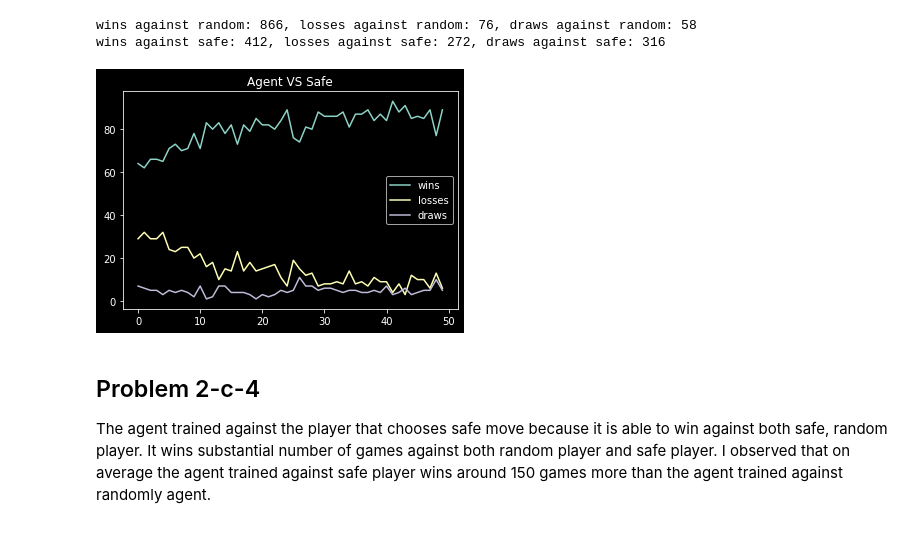
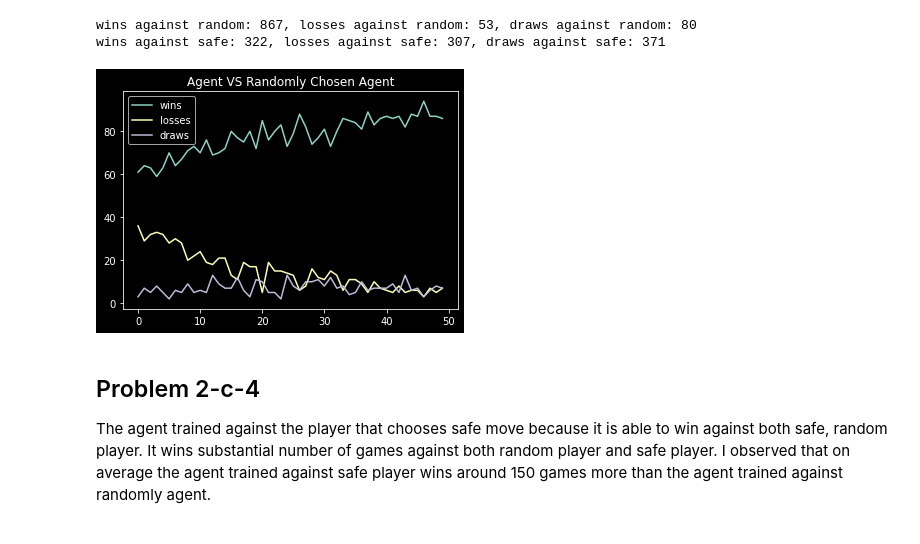
Before and after one commit to cmaspi/Reinforcement-Learning-AI3000, a Jupyter notebook: Assignment-3/ai20btech11006.ipynb, the cells around one changed output. Saved outputs shown, nothing was run; the diff lists cells and outputs as text; code cells hidden in the pictures.

```diff
--- a/Assignment-3/ai20btech11006.ipynb
+++ b/Assignment-3/ai20btech11006.ipynb
@@ -216,21 +216,21 @@ wins against safe: 569, losses against safe: 150, draws against safe: 281
 # %%
 agent = Agent()
 data = agent.train(num_games)
 wins_random, losses_random = agent.test(1000, 'random')
 wins_safe, losses_safe = agent.test(1000, 'safe')
 print(f'wins against random: {wins_random}, losses against random: {losses_random}, draws against random: {1000-wins_random-losses_random}')
 print(f'wins against safe: {wins_safe}, losses against safe: {losses_safe}, draws against safe: {1000-wins_safe-losses_safe}')
 
 plt.plot([i for i in range(num_games//plot_after)], [i['wins'] for i in data], label = 'wins')
 plt.plot([i for i in range(num_games//plot_after)], [i['losses'] for i in data], label = 'losses')
 plt.plot([i for i in range(num_games//plot_after)], [100-i['wins']-i['losses'] for i in data], label = 'draws')
-plt.title('Agent VS Safe')
+plt.title('Agent VS Randomly Chosen Agent')
 plt.legend()
 plt.show()
 # %% [output]
-wins against random: 866, losses against random: 76, draws against random: 58
-wins against safe: 412, losses against safe: 272, draws against safe: 316
+wins against random: 867, losses against random: 53, draws against random: 80
+wins against safe: 322, losses against safe: 307, draws against safe: 371
-[figure, old version]
+[figure, new version]
 # %% [markdown]
 ## Problem 2-c-4
 The agent trained against the player that chooses safe move because it is able to win against both safe, random player. It wins substantial number of games against both random player and safe player. I observed that on average the agent trained against safe player wins around 150 games more than the agent trained against randomly agent.
```
Also changed, not shown: parts of 3 cells of this notebook, 1 other file.
